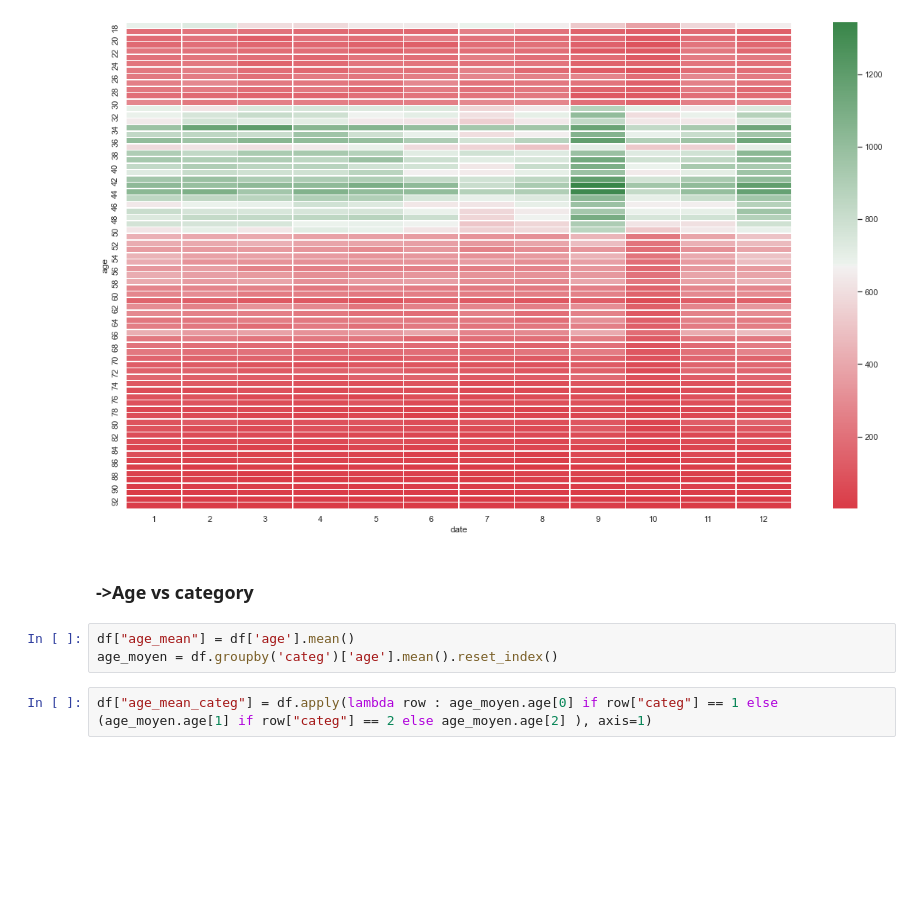
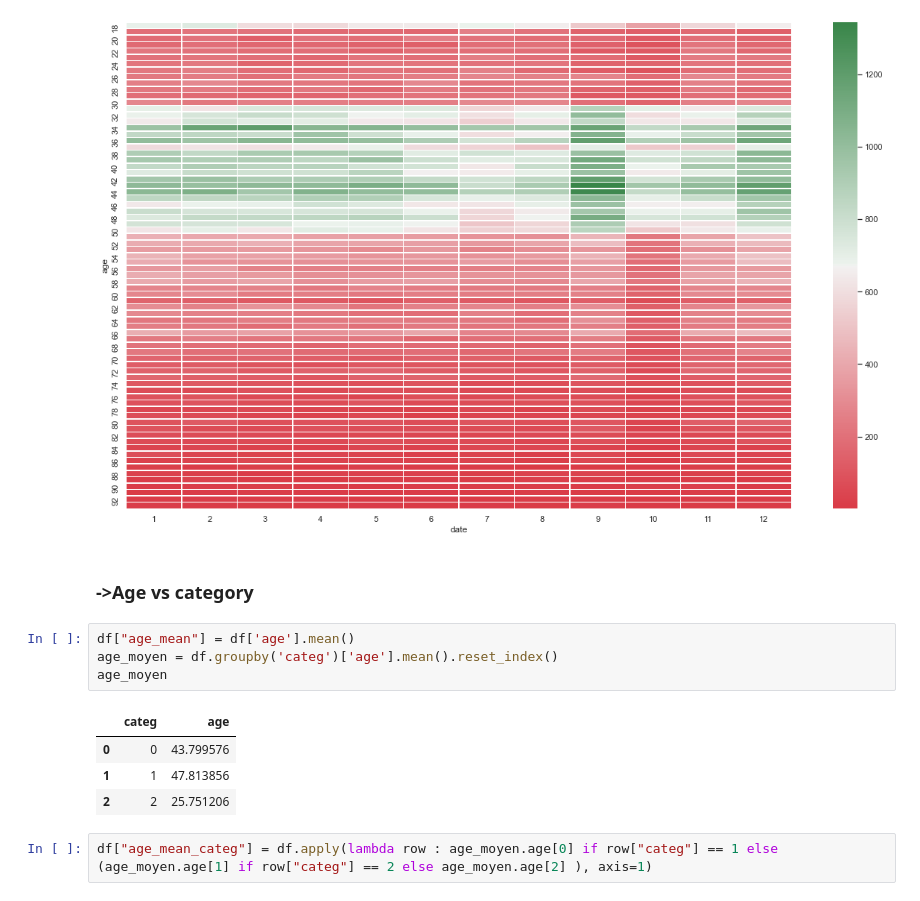
Before and after one commit to Blaise4e/web_detective_part2, a Jupyter notebook: Data_analyzis.ipynb, the cells around one changed output. Drawn from its saved outputs; the diff is of its cells as text; blank space fills up the shorter version.

```diff
--- a/Data_analyzis.ipynb
+++ b/Data_analyzis.ipynb
@@ -617,6 +617,12 @@ sns.heatmap(frequency,annot=False,linewidths=0.5,cmap=sns.diverging_palette(10,
 # %%
 df["age_mean"] = df['age'].mean()
 age_moyen = df.groupby('categ')['age'].mean().reset_index()
+age_moyen
+# %% [output]
+|  | categ | age |
+| 0 | 0 | 43.799576 |
+| 1 | 1 | 47.813856 |
+| 2 | 2 | 25.751206 |
 # %%
 df["age_mean_categ"] = df.apply(lambda row : age_moyen.age[0] if row["categ"] == 1 else (age_moyen.age[1] if row["categ"] == 2 else age_moyen.age[2] ), axis=1)
 # %%
```
Also changed, not shown: parts of 1 cell of this notebook.
